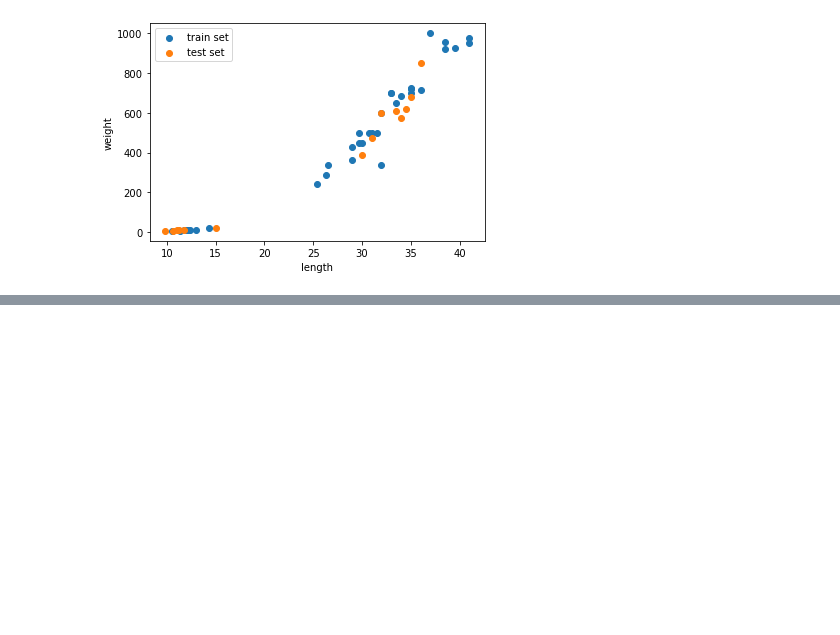
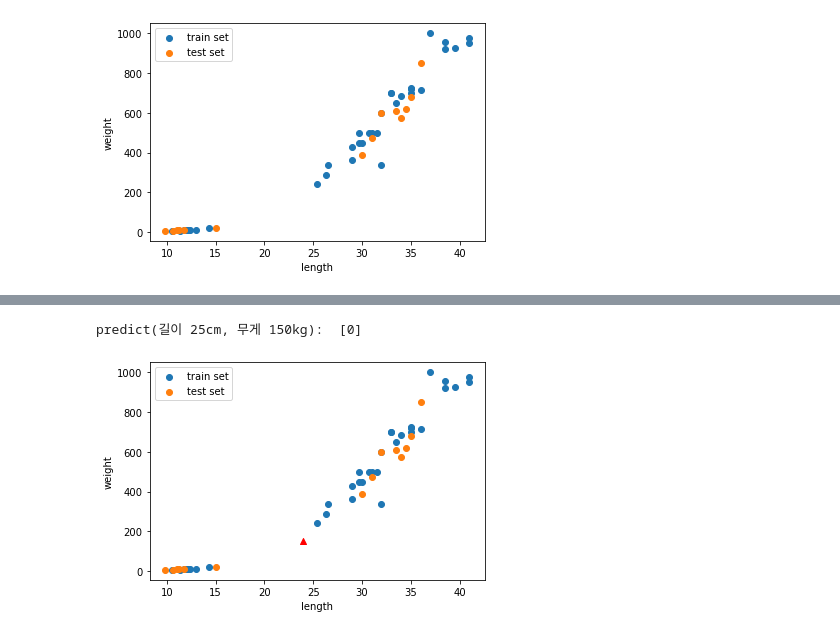
Before and after one commit to qud0511/Machine-Learning, a Jupyter notebook: ML02.ipynb, the cells around one changed output, grey strips where cells are left out. Drawn from its saved outputs; the diff is of its cells as text; code cells hidden in the pictures; blank space fills up the shorter version.

```diff
--- a/ML02.ipynb
+++ b/ML02.ipynb
@@ -141,0 +223,13 @@ plt.show()
+# %%
+print("predict(길이 25cm, 무게 150kg): ", kn.predict([[25, 150.0]]))
+
+plt.scatter(train_input[:, 0], train_input[:, 1], label='train set')
+plt.scatter(test_input[:, 0], test_input[:, 1], label='test set')
+plt.scatter(24, 150.0, marker='^', color = "red")
+plt.xlabel('length')
+plt.ylabel('weight')
+plt.legend()
+plt.show()
+# %% [output]
+predict(길이 25cm, 무게 150kg):  [0]
+[figure, added]
```
Also changed, not shown: parts of 7 cells of this notebook, 1 other file.
